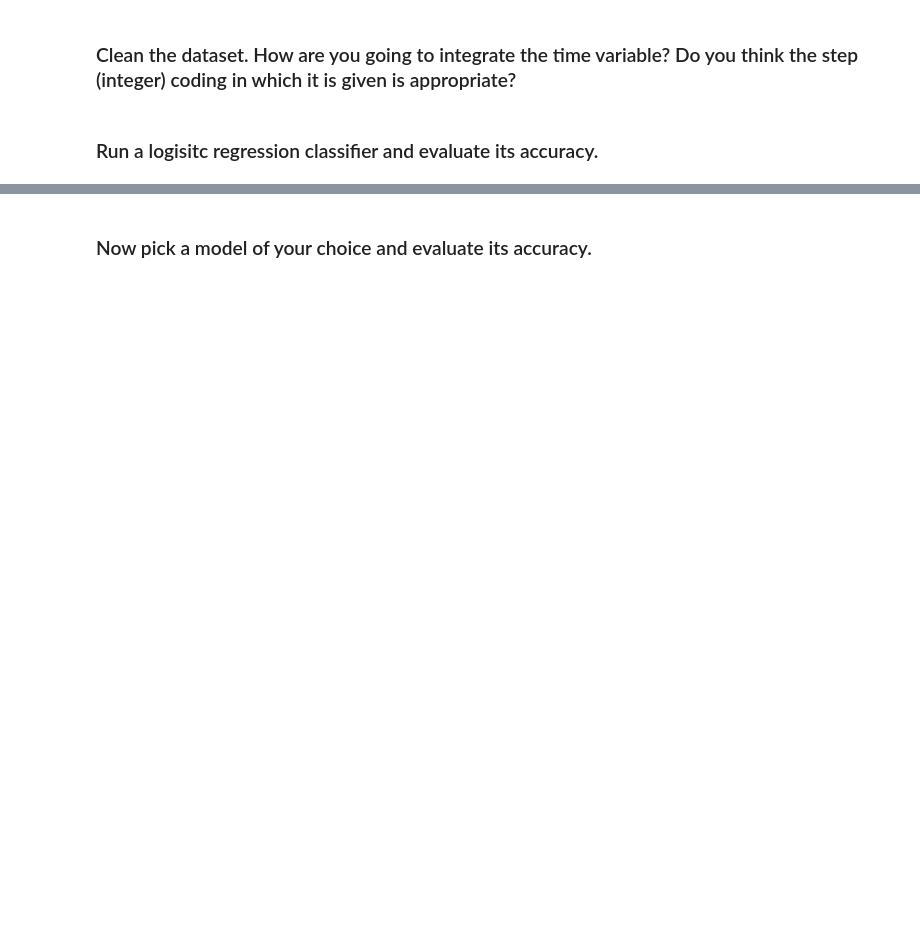
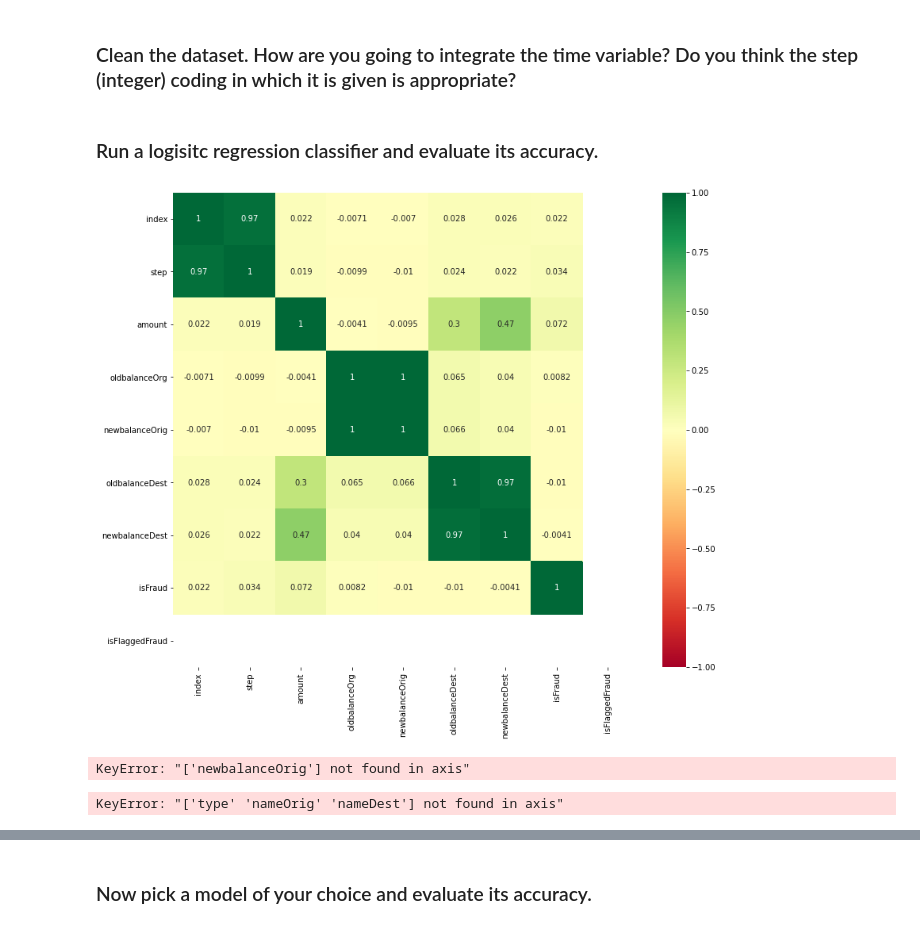
Before and after one commit to ta-data-lis/lab-imbalance, a Jupyter notebook: your-code/lab_imbalance.ipynb, the cells around one changed output, grey strips where cells are left out. Saved outputs shown, nothing was run; the diff lists cells and outputs as text; code cells hidden in the pictures; blank space fills up the shorter version.

Commit message:
[lab_imbalance]MaximilianKempken

```diff
--- a/your-code/lab_imbalance.ipynb
+++ b/your-code/lab_imbalance.ipynb
@@ -13,0 +12,9 @@ Like we disussed in class, when we have noisy data, if we are not careful, we ca
+# %%
+# Your code here
+import pandas as pd
+
+data = pd.read_csv(r'C:\Users\so131\OneDrive - Verdane\Documents\GitHub\lab-imbalance\your-code\PS_20174392719_1491204439457_log.csv')
+# %%
+data_sample = data.sample(n=100000)
+# %%
+data_sample.reset_index(inplace=True)
@@ -25,0 +80,12 @@ Like we disussed in class, when we have noisy data, if we are not careful, we ca
+# %%
+import matplotlib.pyplot as plt
+
+corr=data_sample.corr()
+fig, ax = plt.subplots(figsize = (13,11))
+sns.heatmap(corr, cmap = plt.cm.RdYlGn, ax = ax, vmin = -1, vmax = 1, annot=True);
+# %% [output]
+[figure, added]
+# %%
+data_sample.drop('newbalanceOrig',axis=1,inplace=True)
+# %% [output]
+KeyError: "['newbalanceOrig'] not found in axis"
@@ -25,0 +94,5 @@ Like we disussed in class, when we have noisy data, if we are not careful, we ca
+# %%
+
+data_sample.drop(['type','nameOrig','nameDest'],axis=1,inplace=True)
+# %% [output]
+KeyError: "['type' 'nameOrig' 'nameDest'] not found in axis"
```
Also changed, not shown: parts of 39 cells of this notebook.
